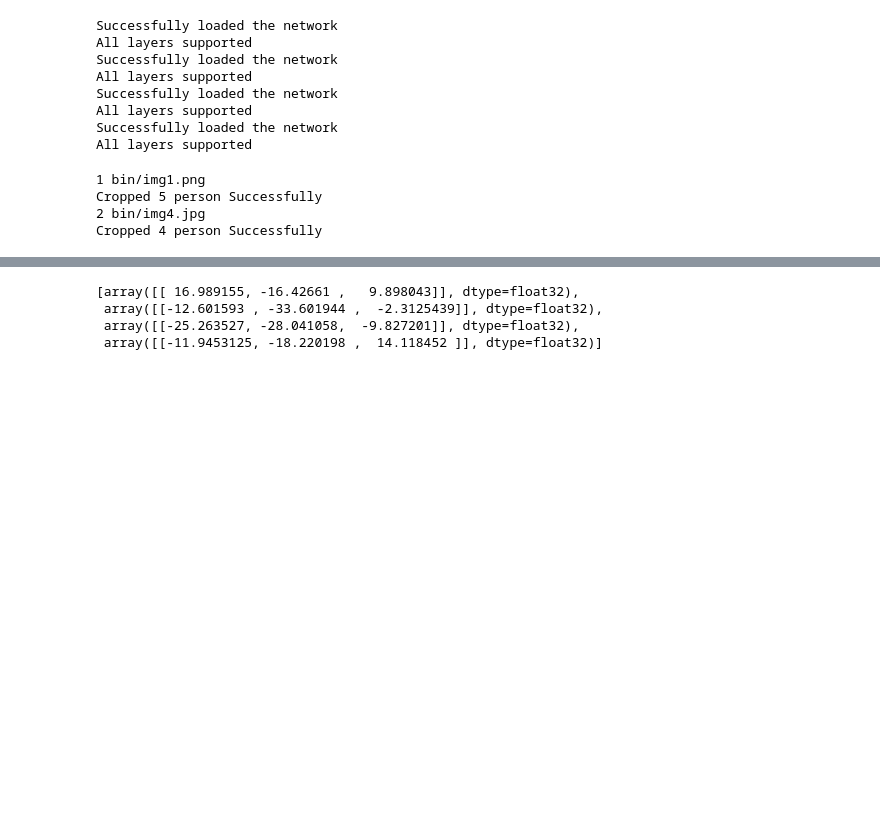
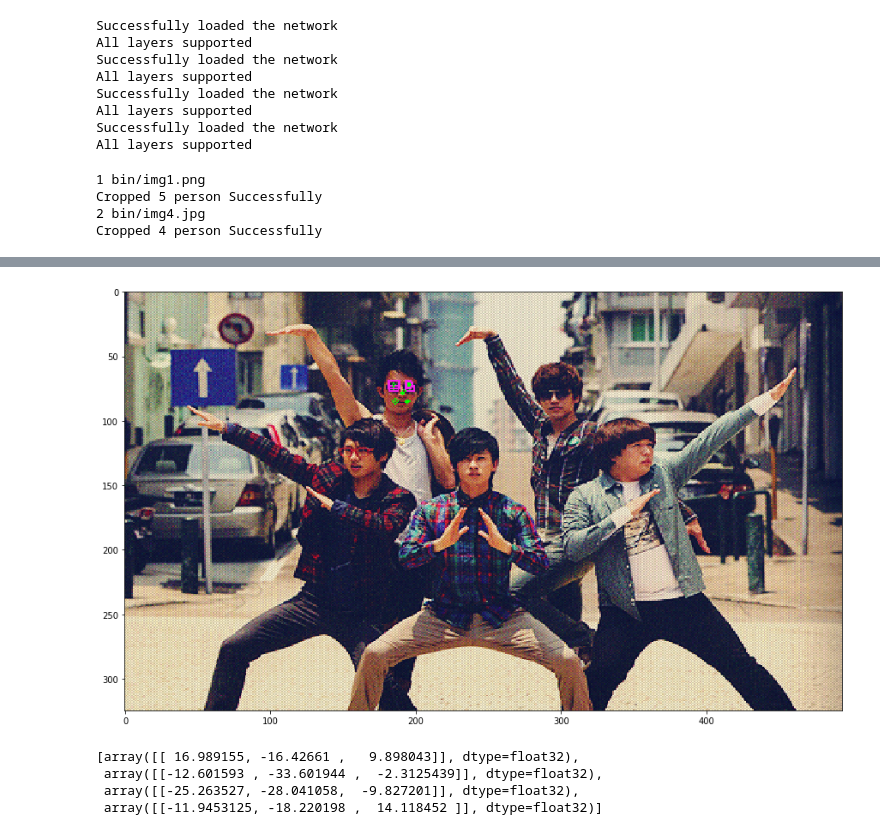
Before and after one commit to jpraveenkanna/Computer_Pointer_Controller, a Jupyter notebook: main.ipynb, the cells around one changed output, grey strips where cells are left out. Cells and saved outputs as stored; diff of their text form; code cells hidden in the pictures; blank space fills up the shorter version.

```diff
--- a/main.ipynb
+++ b/main.ipynb
@@ -83,3 +234,8 @@ for image_id,input_img in enumerate(cropped_image):
+# %%
+b[face_box[0][0][1]:face_box[0][0][3], face_box[0][0][0]:face_box[0][0][2]] = a
+fd.plot_image(b)
+# %% [output]
+[figure, added]
 # %%
 #Handle head pose
 
```
Also changed, not shown: parts of 12 cells of this notebook.
